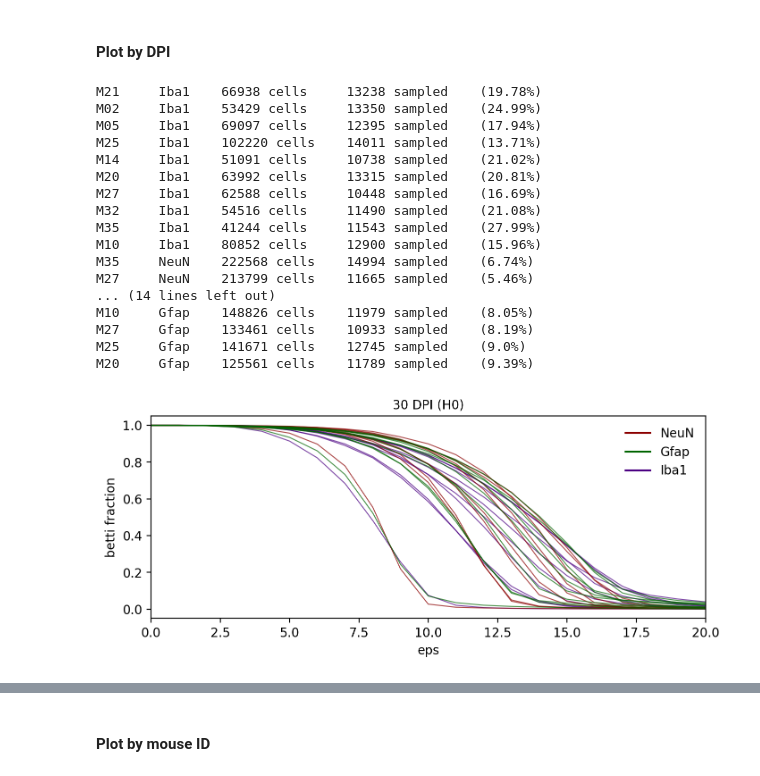
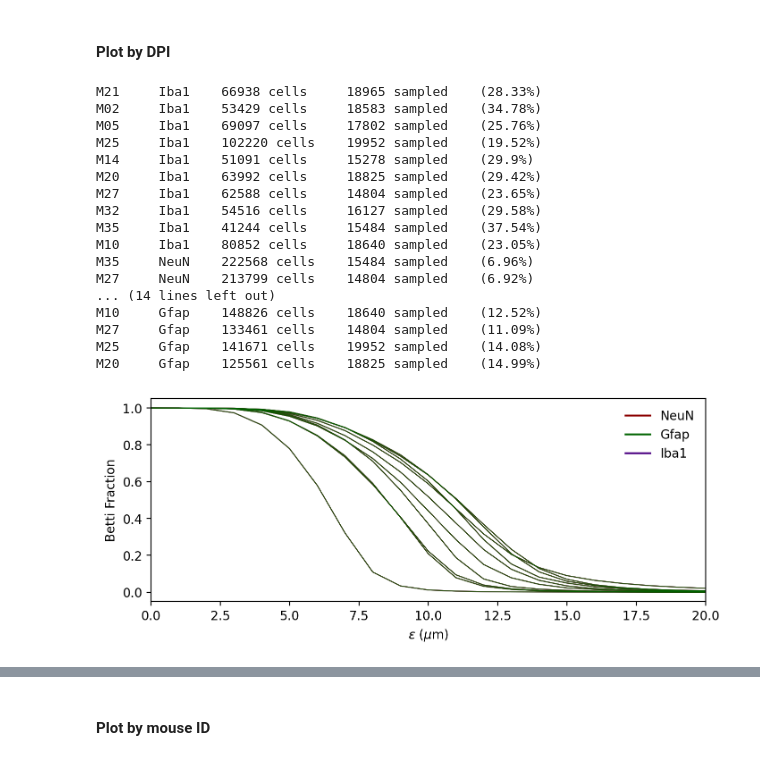
Before and after one commit to elalilab/Stroke_GlialScar_PPA-TDA, a Jupyter notebook: TDA/Plot Betti Curves.ipynb, the cells around one changed output, grey strips where cells are left out. Drawn from its saved outputs; the diff is of its cells as text; code cells hidden in the pictures.

Commit message:
Added classification results

```diff
--- a/TDA/Plot Betti Curves.ipynb
+++ b/TDA/Plot Betti Curves.ipynb
@@ -33,7 +45,7 @@ def compute_norm_betti_persistence_curve(barcode, step, curve_max):
 # %% [markdown]
 #### Plot by cell type
 # %%
-cell_type = "NeuN"
+cell_type = "Iba1"
 dim = 0
 disp_persdiag = False
 color_dict = {"0D":"indigo", "5D":"darkred", "15D":"darkgreen", "30D":"gold"}
@@ -121,0 +142,3 @@ M32     30D     173734 cells    12448 sampled    (7.16%)
+# %%
+cell_types = ["Iba1", "NeuN", "Gfap"]
+dim = "H0p1"
@@ -121,0 +218,4 @@ M32     30D     173734 cells    12448 sampled    (7.16%)
+# %%
+cell_types = ["Iba1", "NeuN", "Gfap"]
+selected_dpi = "15D"
+dim = "H0p1"
@@ -125,8 +293,13 @@ M32     30D     173734 cells    12448 sampled    (7.16%)
 days_post_injury = 30
 dim = 0
 disp_persdiag = False
+px2um = 1.3
 color_dict = {"NeuN":"darkred", "Gfap":"darkgreen", "Iba1":"indigo"}
 # %%
+X = []
+y = []
+clr = []
+
 plt.figure(figsize=(8,3), dpi=200)
 
 for csvfname in glob.glob(os.path.join("data", "*", "*.csv")):
@@ -139,67 +312,81 @@ for csvfname in glob.glob(os.path.join("data", "*", "*.csv")):
     if int(dpi[:-1]) == days_post_injury:
 
         df = pd.read_csv(csvfname)
-        tda = np.load(os.path.join("results", ctype, mid+"_"+dpi+"_"+ctype+".npy"), allow_pickle=True).item()
+
+        #tda = np.load(os.path.join("results", ctype, mid+"_"+dpi+"_"+ctype+".npy"), allow_pickle=True).item()
+
+        try:
+            tda = np.load(os.path.join("results_npy", mid+"_"+dpi+"_TDA.npy"), allow_pickle=True).item()
+        except:
+            continue
+
+        dict_ctype_key = cell_type
+        if cell_type == "Iba1":
+            dict_ctype_key = "Iba"
 
         totcells = df.shape[0]
-        nsampled = tda["data"].shape[0]
+        nsampled = tda[dict_ctype_key+"_ptcloud"].shape[0]
 
         print(mid + "\t" + ctype + "\t" + str(totcells) + " cells\t" + str(nsampled) +
           " sampled \t (" + str(np.round(nsampled*100/totcells, 2)) + "%)")
 
-        betti_curve = tda["bc"][0][dim]
+        betti_curve = px2um*tda[dict_ctype_key+"_bc"][0][dim]
+
+        X.append(betti_curve)
+        y.append(mid + " (" + ctype + ")")
+        clr.append(color_dict[ctype])
 
         if disp_persdiag:
             idx = tda["dgm"][:,2] == dim
             if dim == 0:
                 ax = plt.gca()
-                parts = ax.violinplot(tda["dgm"][idx,1], showmeans=False, showmedians=False, showextrema=False)
+                parts = ax.violinplot(tda[dict_ctype_key+"_dgm"][idx,1], showmeans=False, showmedians=False, showextrema=False)
                 for pc in parts['bodies']:
                     pc.set_facecolor("none")
                     pc.set_edgecolor(color_dict[ctype])
                     pc.set_alpha(0.7)
             else:
-                plt.scatter(tda["dgm"][idx,0], tda["dgm"][idx,1], s=0.2, alpha=0.7, color=color_dict[ctype])
+                plt.scatter(tda[dict_ctype_key+"_dgm"][idx,0], tda[dict_ctype_key+"_dgm"][idx,1], s=0.2, alpha=0.7, color=color_dict[ctype])
         else:
-            plt.plot(betti_curve/nsampled, linewidth=0.8, alpha=0.7, color=color_dict[ctype])
+            plt.plot(betti_curve/np.max(betti_curve), linewidth=0.8, alpha=0.7, color=color_dict[ctype])
 
 plt.plot(np.NaN, np.NaN, '-', color="darkred", label="NeuN")
 plt.plot(np.NaN, np.NaN, '-', color="darkgreen", label="Gfap")
 plt.plot(np.NaN, np.NaN, '-', color="indigo", label="Iba1")
 
 if disp_persdiag:
     if dim == 0:
         plt.xticks([])
         plt.ylabel("log(Interval End)", fontsize=10)
         plt.yscale("log")
     else:
         plt.xlabel("Interval Start", fontsize=10)
         plt.ylabel("Interval End", fontsize=10)
 else:
-    plt.xlabel("eps", fontsize=10)
-    plt.ylabel("betti fraction", fontsize=10)
+    plt.xlabel(r"$\epsilon$ ($\mu$m)", fontsize=10)
+    plt.ylabel("Betti Fraction", fontsize=10)
 
-plt.title(str(days_post_injury) + " DPI (H" + str(dim) + ")", fontsize=10)
+#plt.title(str(days_post_injury) + " DPI (H" + str(dim) + ")", fontsize=10)
 leg = plt.legend(frameon=False)
 plt.xlim(0,20)
 leg.get_frame().set_facecolor("none")
 plt.show()
 # %% [output]
-M21     Iba1    66938 cells     13238 sampled    (19.78%)
-M02     Iba1    53429 cells     13350 sampled    (24.99%)
-M05     Iba1    69097 cells     12395 sampled    (17.94%)
-M25     Iba1    102220 cells    14011 sampled    (13.71%)
-M14     Iba1    51091 cells     10738 sampled    (21.02%)
-M20     Iba1    63992 cells     13315 sampled    (20.81%)
-M27     Iba1    62588 cells     10448 sampled    (16.69%)
-M32     Iba1    54516 cells     11490 sampled    (21.08%)
-M35     Iba1    41244 cells     11543 sampled    (27.99%)
-M10     Iba1    80852 cells     12900 sampled    (15.96%)
-M35     NeuN    222568 cells    14994 sampled    (6.74%)
-M27     NeuN    213799 cells    11665 sampled    (5.46%)
+M21     Iba1    66938 cells     18965 sampled    (28.33%)
+M02     Iba1    53429 cells     18583 sampled    (34.78%)
+M05     Iba1    69097 cells     17802 sampled    (25.76%)
+M25     Iba1    102220 cells    19952 sampled    (19.52%)
+M14     Iba1    51091 cells     15278 sampled    (29.9%)
+M20     Iba1    63992 cells     18825 sampled    (29.42%)
+M27     Iba1    62588 cells     14804 sampled    (23.65%)
+M32     Iba1    54516 cells     16127 sampled    (29.58%)
+M35     Iba1    41244 cells     15484 sampled    (37.54%)
+M10     Iba1    80852 cells     18640 sampled    (23.05%)
+M35     NeuN    222568 cells    15484 sampled    (6.96%)
+M27     NeuN    213799 cells    14804 sampled    (6.92%)
 ... (14 lines left out)
-M10     Gfap    148826 cells    11979 sampled    (8.05%)
-M27     Gfap    133461 cells    10933 sampled    (8.19%)
-M25     Gfap    141671 cells    12745 sampled    (9.0%)
-M20     Gfap    125561 cells    11789 sampled    (9.39%)
+M10     Gfap    148826 cells    18640 sampled    (12.52%)
+M27     Gfap    133461 cells    14804 sampled    (11.09%)
+M25     Gfap    141671 cells    19952 sampled    (14.08%)
+M20     Gfap    125561 cells    18825 sampled    (14.99%)
-[figure, old version]
+[figure, new version]
```
Also changed, not shown: parts of 22 cells of this notebook.
